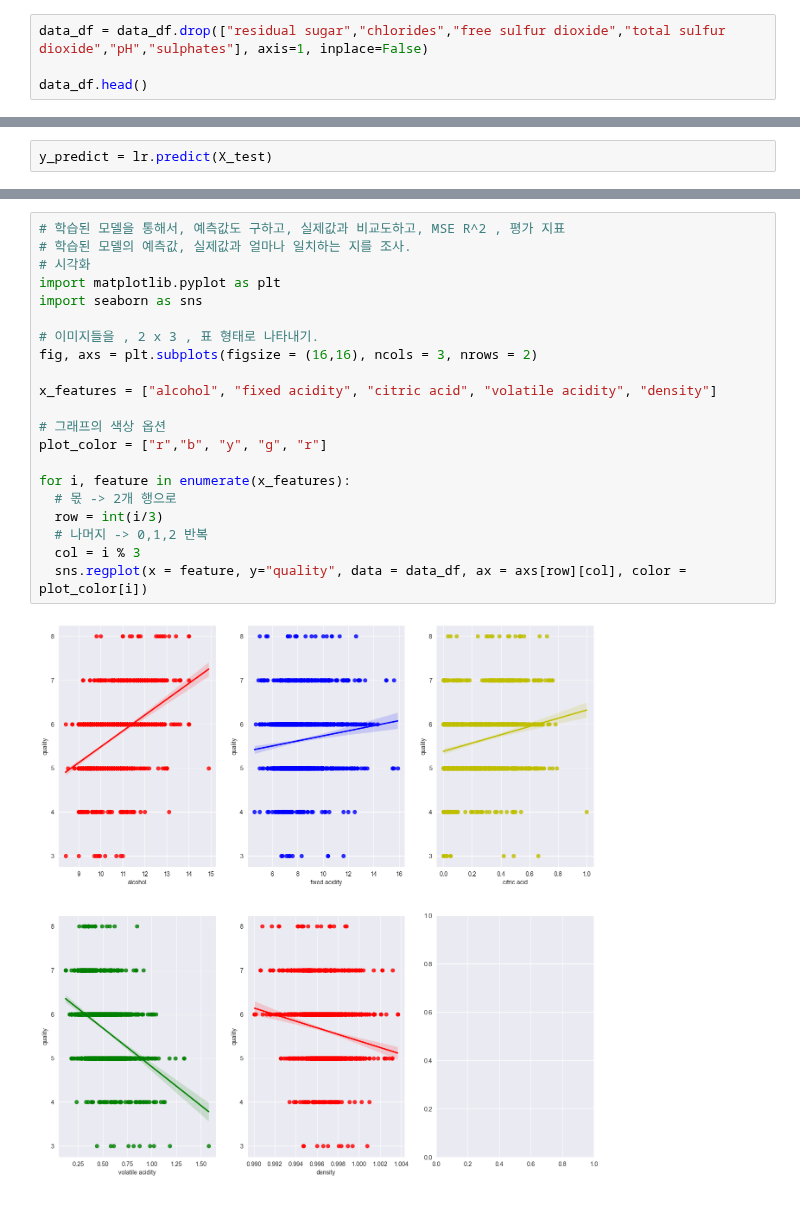
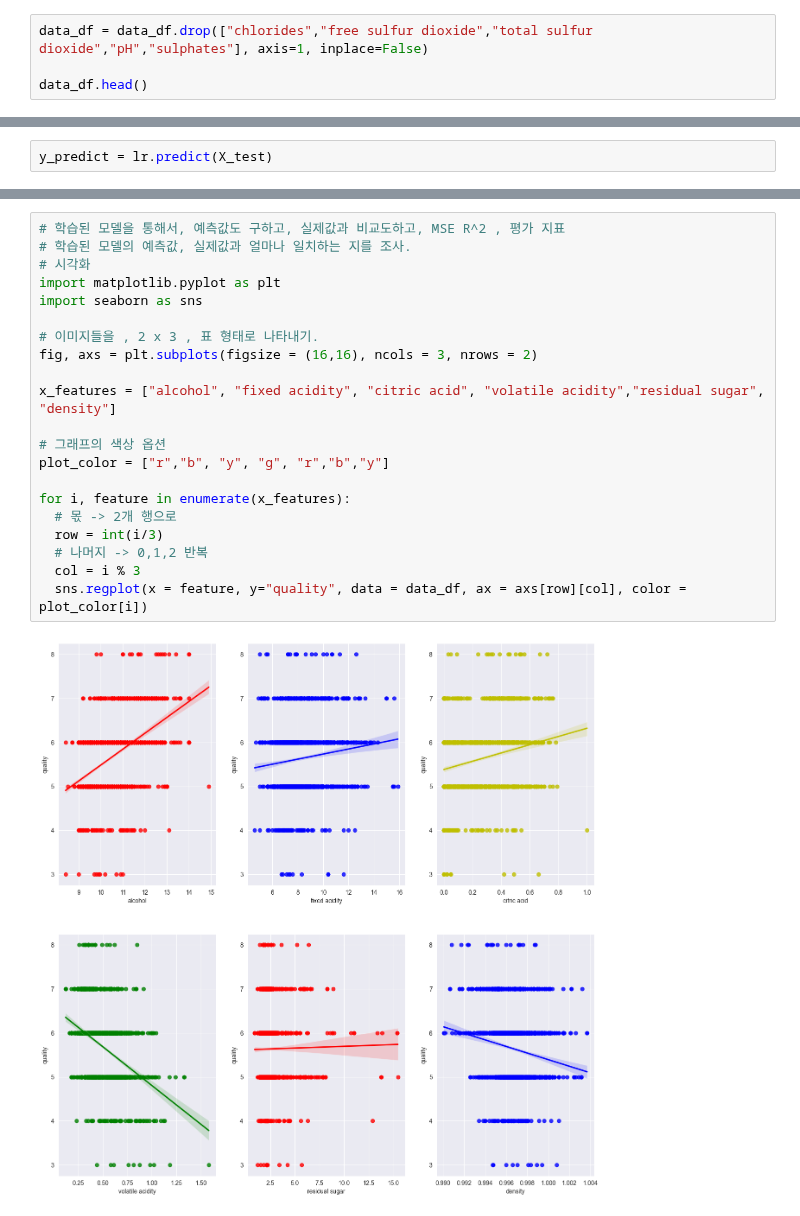
Before and after one commit to Ihan0316/Bigdata_Visualization_my, a Jupyter notebook: ch4-회귀분석/mini2-wine.ipynb, the cells around one changed output, grey strips where cells are left out. Drawn from its saved outputs; the diff is of its cells as text.

```diff
--- a/ch4-회귀분석/mini2-wine.ipynb
+++ b/ch4-회귀분석/mini2-wine.ipynb
@@ -14,7 +14,7 @@ data_df 의 크기 : (1599, 12)
 | 3 | 11.2 | 0.28 | 0.56 | 1.9 | 0.075 | 17.0 | ... |
 | 4 | 7.4 | 0.70 | 0.00 | 1.9 | 0.076 | 11.0 | ... |
 # %%
-data_df = data_df.drop(["residual sugar","chlorides","free sulfur dioxide","total sulfur dioxide","pH","sulphates"], axis=1, inplace=False)
+data_df = data_df.drop(["chlorides","free sulfur dioxide","total sulfur dioxide","pH","sulphates"], axis=1, inplace=False)
 
 data_df.head()
 # %% [output]
@@ -100,23 +102,23 @@ dtype: float64
 # %%
 # 학습된 모델을 통해서, 예측값도 구하고, 실제값과 비교도하고, MSE R^2 , 평가 지표
 # 학습된 모델의 예측값, 실제값과 얼마나 일치하는 지를 조사.
 # 시각화
 import matplotlib.pyplot as plt
 import seaborn as sns
 
 # 이미지들을 , 2 x 3 , 표 형태로 나타내기.
 fig, axs = plt.subplots(figsize = (16,16), ncols = 3, nrows = 2)
 
-x_features = ["alcohol", "fixed acidity", "citric acid", "volatile acidity", "density"]
+x_features = ["alcohol", "fixed acidity", "citric acid", "volatile acidity","residual sugar", "density"]
 
 # 그래프의 색상 옵션
-plot_color = ["r","b", "y", "g", "r"]
+plot_color = ["r","b", "y", "g", "r","b","y"]
 
 for i, feature in enumerate(x_features):
   # 몫 -> 2개 행으로
   row = int(i/3)
   # 나머지 -> 0,1,2 반복
   col = i % 3
   sns.regplot(x = feature, y="quality", data = data_df, ax = axs[row][col], color = plot_color[i])
 # %% [output]
-[figure, old version]
+[figure, new version]
```
Also changed, not shown: parts of 6 cells of this notebook.
